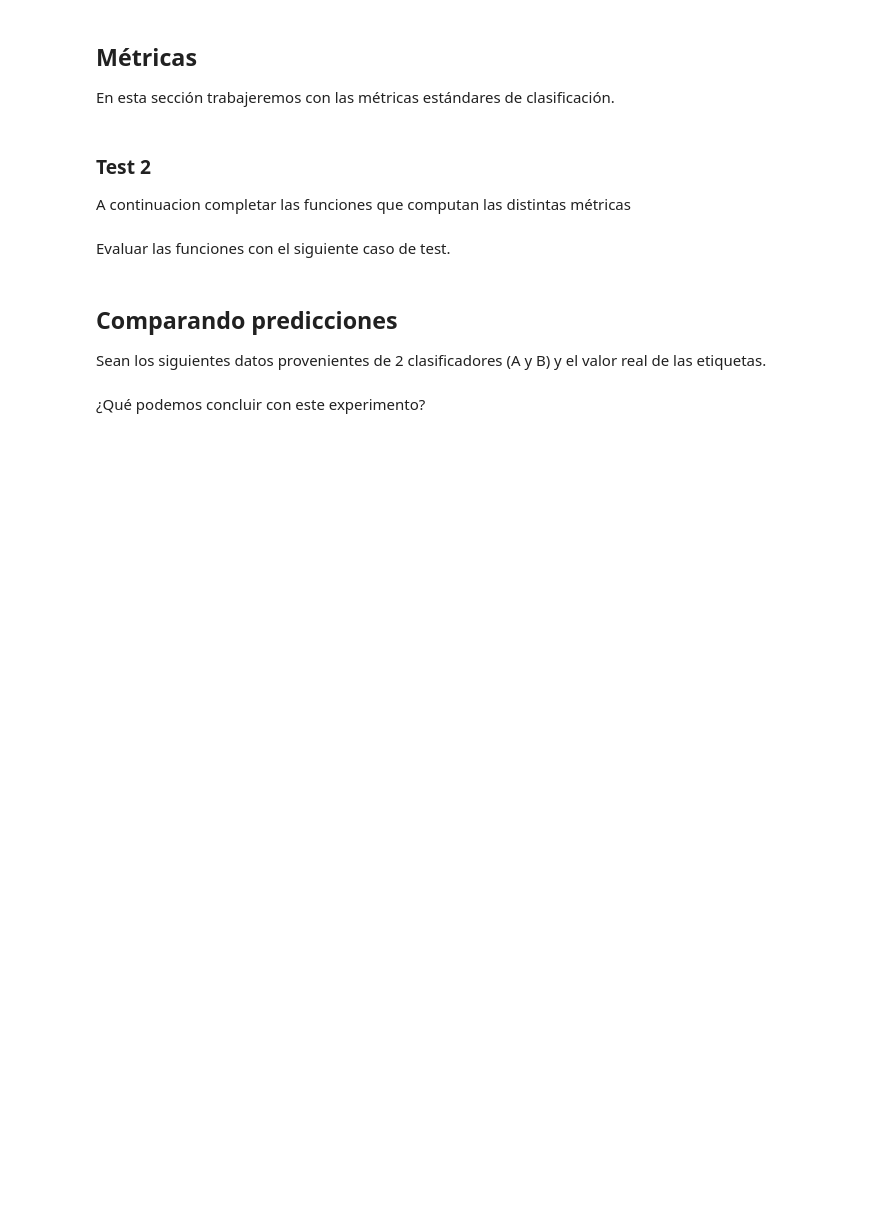
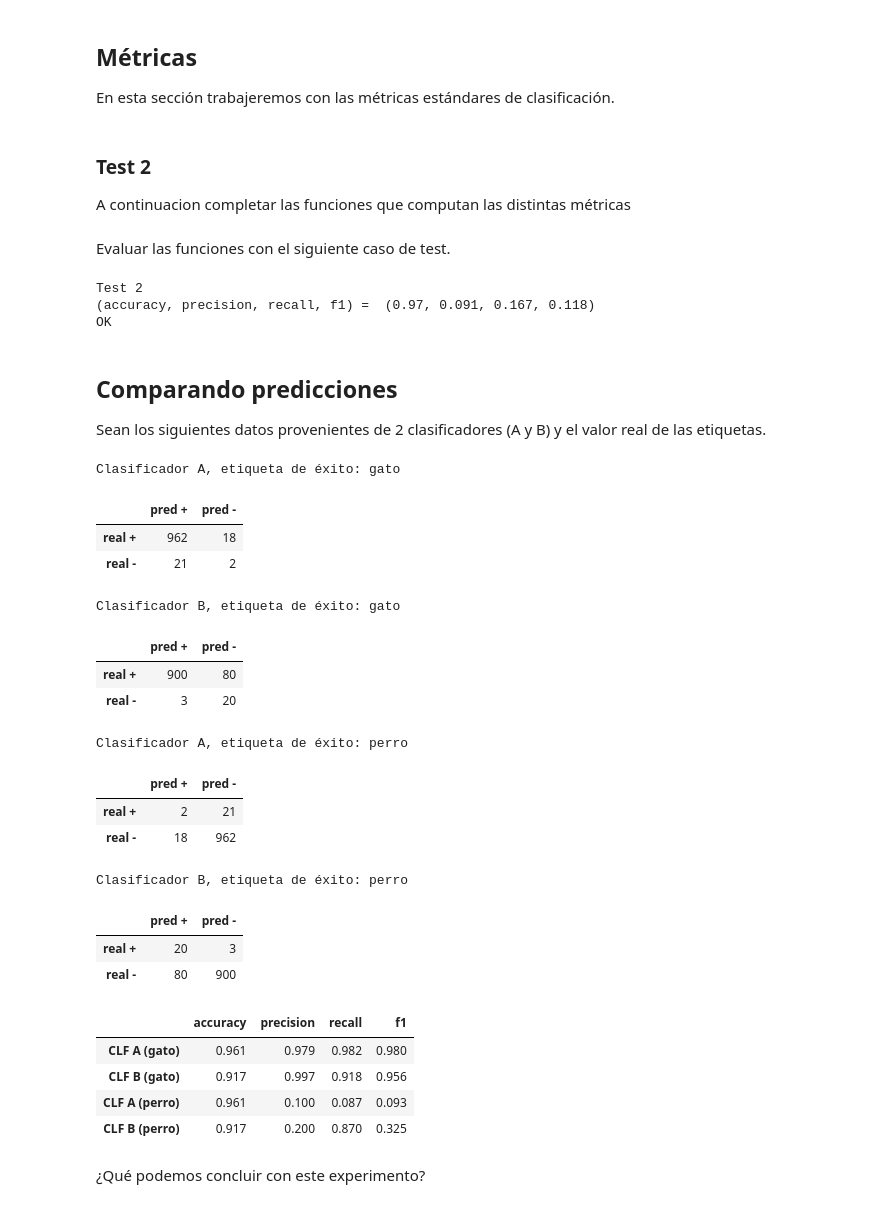
Before and after one commit to tusar-verma/Machine-learning-2c2026, a Jupyter notebook: notebooks/notebook_06_metricas-published.ipynb, the cells around one changed output. Cells and saved outputs as stored; diff of their text form; code cells hidden in the pictures; blank space fills up the shorter version.

```diff
--- a/notebooks/notebook_06_metricas-published.ipynb
+++ b/notebooks/notebook_06_metricas-published.ipynb
@@ -25,14 +27,26 @@ from typing import Tuple, Any
 
 def confusion_matrix(y_real: list, y_predicted: list, positive_label: Any, show: bool =False) -> Tuple[int, int, int, int]:
     # Construye una matriz de confusión (binaria)
-    # y_actual es la secuencia de etiquetas reales
+    # y_real es la secuencia de etiquetas reales
     # y_predicted es la secuencia de etiquetas predichas por el clasificador
     # positive_label indica cuál es la etiqueta considerada positiva.
 
-    tp = "COMPLETAR"  # verdaderos positivos
-    tn = "COMPLETAR"  # verdaderos negativos
-    fp = "COMPLETAR"  # falsos positivos
-    fn = "COMPLETAR"  # falsos negativos
+    tp = 0 # verdaderos positivos
+    tn = 0  # verdaderos negativos
+    fp = 0  # falsos positivos
+    fn = 0  # falsos negativos
+
+
+    # asumo que y_real y y_predicted tienen mismo tamaño
+    for i in range(len(y_real)):
+        if (y_real[i] == positive_label) and (y_predicted[i] == positive_label):
+            tp+=1
+        elif (y_real[i] != positive_label) and (y_predicted[i] != positive_label):
+            tn+=1
+        elif (y_real[i] == positive_label) and (y_predicted[i] != positive_label):
+            fn+=1
+        elif (y_real[i] != positive_label) and (y_predicted[i] == positive_label):
+            fp+=1
 
     if show:
         display(pd.DataFrame([[tp, fn], [fp, tn]], index=["real +", "real -"], columns=["pred +", "pred -"]))
@@ -60,3 +71,9 @@ y_pred = "...Completar..."
+# %%
+spam = ["spam"]
+noSpam = ["no-spam"]
+
+y_real = spam * 10 + noSpam * 978 + spam * 2
+y_pred = spam * 2 + noSpam * 900 + spam * 20 + noSpam * 68
 # %% [markdown]
 Correr la matriz de confusión y verificar que el resultado es el esperado.
 # %%
@@ -76,21 +97,21 @@ En esta sección trabajeremos con las métricas estándares de clasificación.
 A continuacion completar las funciones que computan las distintas métricas
 # %%
 def accuracy_score(tp: int, tn: int, fp: int, fn: int) -> float:
-    return "...Completar..."
+    return ((tp + tn) / (tp + tn + fp + fn))
 
 
 def precision_score(tp: int, tn: int, fp: int, fn: int) -> float:
-    return "...Completar..."
+    return (tp / (tp + fp))
 
 
 def recall_score(tp: int, tn: int, fp: int, fn: int) -> float:
-    return "...Completar..."
+    return (tp / (tp + fn))
 
 
 def f_beta_score(tp: int, tn: int, fp: int, fn: int, beta: float) -> float:
     prec = precision_score(tp, tn, fp, fn)
     recl = recall_score(tp, tn, fp, fn)
-    return "...Completar..."
+    return ((1 + beta**2) * (prec * recl) / ((beta**2 * prec) + recl))
 
 
 def f1_score(tp: int, tn: int, fp: int, fn: int) -> float:
@@ -113,6 +134,10 @@ print("Test 2")
 print("(accuracy, precision, recall, f1) = ", (accuracy, precision, recall, f1))
 assert((accuracy, precision, recall, f1) == (0.97, 0.091, 0.167, 0.118))
 print("OK")
+# %% [output]
+Test 2
+(accuracy, precision, recall, f1) =  (0.97, 0.091, 0.167, 0.118)
+OK
 # %% [markdown]
 ## Comparando predicciones
 
@@ -122,33 +147,55 @@ Sean los siguientes datos provenientes de 2 clasificadores (A y B) y el valor re
 y_real = ["perro"] * 18 + ["gato"] * 980 + ["perro"] * 5
 
 # Etiquetas devueltas por "clasificador A"
 y_pred_A = ["gato"] * 980 + ["perro"] * 20 + ["gato"] * 3
 
 # Etiquetas devueltas por "clasificador B"
 y_pred_B = ["perro"] * 40 + ["gato"] * 900 + ["perro"] * 60 + ["gato"] * 3
 
 df = pd.DataFrame(data={"y_real": y_real,
                            "y_pred_A": y_pred_A,
                            "y_pred_B": y_pred_B,
                           })
 
 res = []
 print("Clasificador A, etiqueta de éxito: gato")
 tp, tn, fp, fn = confusion_matrix(y_real=y_real, y_predicted=y_pred_A, positive_label="gato", show=True)
 res.append(all_metrics(tp, tn, fp, fn))
 
 print("Clasificador B, etiqueta de éxito: gato")
 tp, tn, fp, fn = confusion_matrix(y_real=y_real, y_predicted=y_pred_B, positive_label="gato", show=True)
 res.append(all_metrics(tp, tn, fp, fn))
 
 print("Clasificador A, etiqueta de éxito: perro")
 tp, tn, fp, fn = confusion_matrix(y_real=y_real, y_predicted=y_pred_A, positive_label="perro", show=True)
 res.append(all_metrics(tp, tn, fp, fn))
 
 print("Clasificador B, etiqueta de éxito: perro")
 tp, tn, fp, fn = confusion_matrix(y_real=y_real, y_predicted=y_pred_B, positive_label="perro", show=True)
 res.append(all_metrics(tp, tn, fp, fn))
 
-pd.DataFrame(res, columns=["accuracy", "precision", "recall", "f1"], index=["CLF A (gato)", "CLF B (gato)", "CLF A (perro)", "CLF B (gato)"])
+pd.DataFrame(res, columns=["accuracy", "precision", "recall", "f1"], index=["CLF A (gato)", "CLF B (gato)", "CLF A (perro)", "CLF B (perro)"])
+# %% [output]
+Clasificador A, etiqueta de éxito: gato
+|  | pred + | pred - |
+| real + | 962 | 18 |
+| real - | 21 | 2 |
+Clasificador B, etiqueta de éxito: gato
+|  | pred + | pred - |
+| real + | 900 | 80 |
+| real - | 3 | 20 |
+Clasificador A, etiqueta de éxito: perro
+|  | pred + | pred - |
+| real + | 2 | 21 |
+| real - | 18 | 962 |
+Clasificador B, etiqueta de éxito: perro
+|  | pred + | pred - |
+| real + | 20 | 3 |
+| real - | 80 | 900 |
+|  | accuracy | precision | recall | f1 |
+| CLF A (gato) | 0.961 | 0.979 | 0.982 | 0.980 |
+| CLF B (gato) | 0.917 | 0.997 | 0.918 | 0.956 |
+| CLF A (perro) | 0.961 | 0.100 | 0.087 | 0.093 |
+| CLF B (perro) | 0.917 | 0.200 | 0.870 | 0.325 |
 # %% [markdown]
 ¿Qué podemos concluir con este experimento?
```
Also changed, not shown: parts of 8 cells of this notebook.
